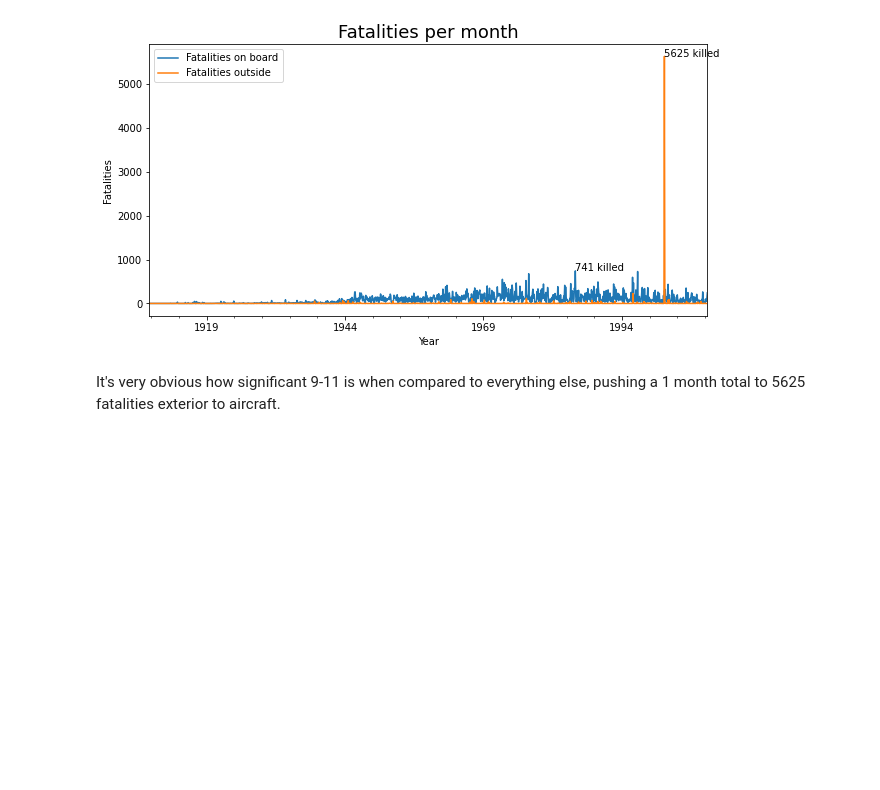
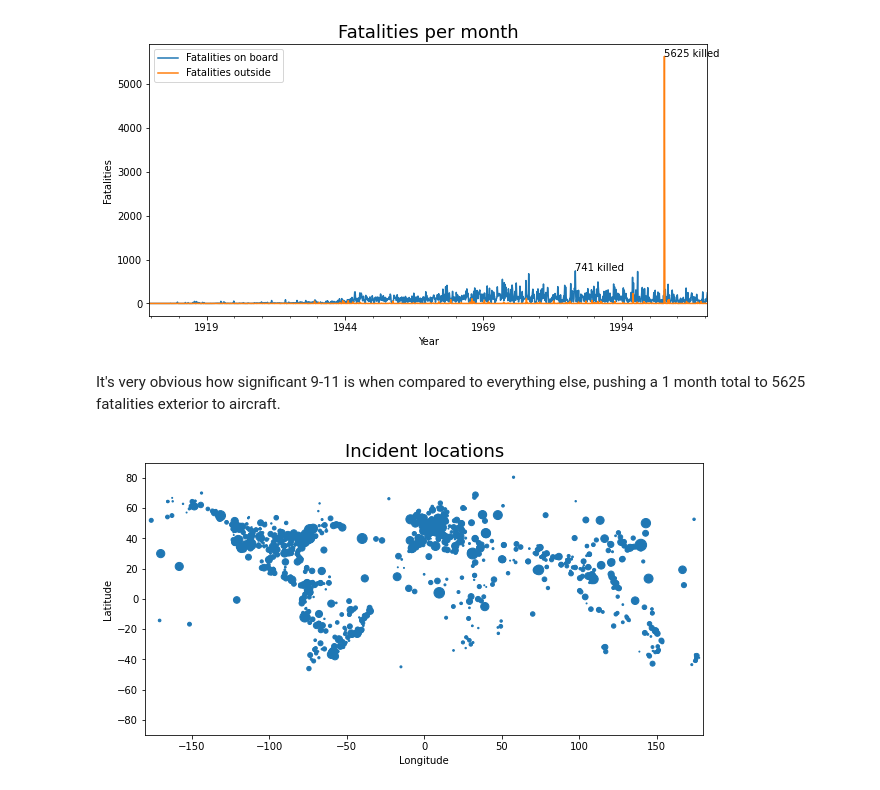
Before and after one commit to unyxium/data_project, a Jupyter notebook: aircraft_crashes.ipynb, the cells around one changed output. Drawn from its saved outputs; the diff is of its cells as text; code cells hidden in the pictures; blank space fills up the shorter version.

Commit message:
added scatter plot

```diff
--- a/aircraft_crashes.ipynb
+++ b/aircraft_crashes.ipynb
@@ -170,3 +172,13 @@ plt.show()
 [figure]
 # %% [markdown]
 It's very obvious how significant 9-11 is when compared to everything else, pushing a 1 month total to 5625 fatalities exterior to aircraft.
+# %%
+plt.scatter(aircraft_crashes.longitude, aircraft_crashes.latitude, aircraft_crashes.fatalities)
+plt.xlim(-180, 180)
+plt.ylim(-90, 90)
+plt.title("Incident locations", fontsize=18)
+plt.xlabel('Longitude', fontsize=10)
+plt.ylabel('Latitude', fontsize=10)
+plt.show()
+# %% [output]
+[figure, added]
```
Also changed, not shown: parts of 5 cells of this notebook.
